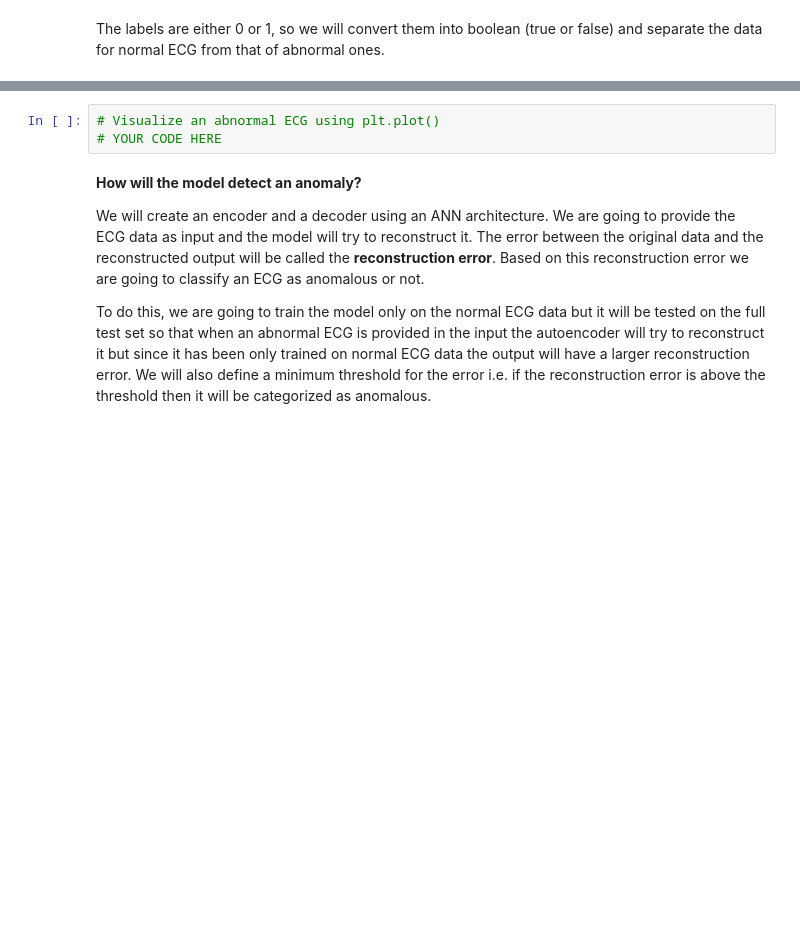
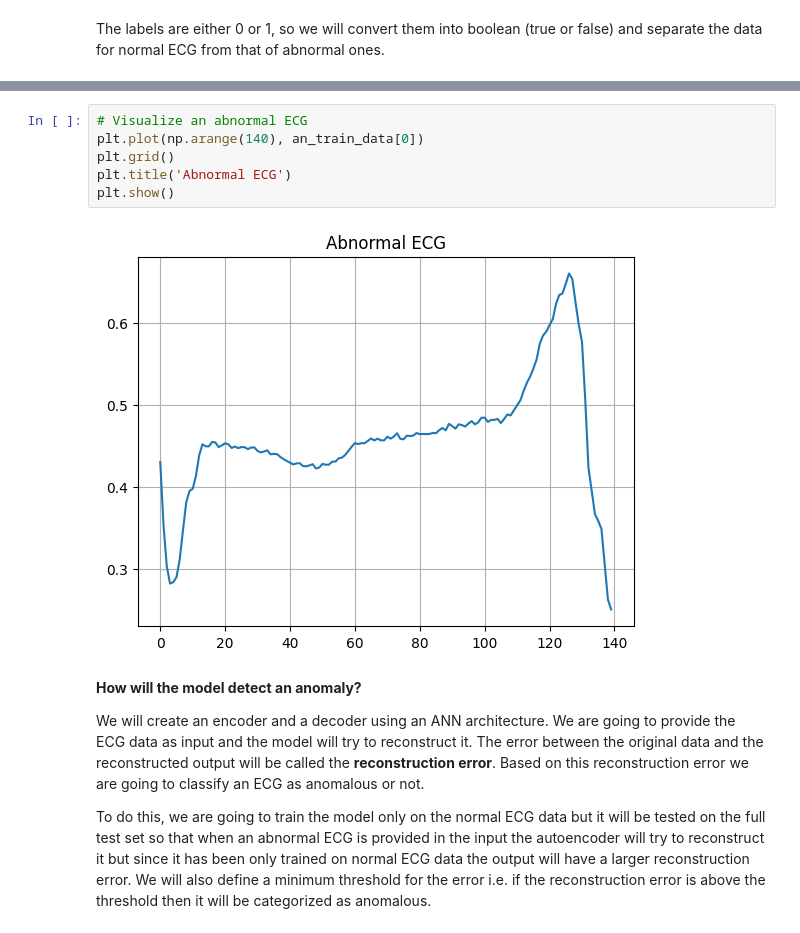
Before and after one commit to Shrutiba/iisc_cds, a Jupyter notebook: M3_AST_05_Autoencoders_A.ipynb, the cells around one changed output, grey strips where cells are left out. Saved outputs shown, nothing was run; the diff lists cells and outputs as text; blank space fills up the shorter version.

```diff
--- a/M3_AST_05_Autoencoders_A.ipynb
+++ b/M3_AST_05_Autoencoders_A.ipynb
@@ -625,6 +666,11 @@ The labels are either 0 or 1, so we will convert them into boolean (true or fals
 # %%
-# Visualize an abnormal ECG using plt.plot()
-# YOUR CODE HERE
+# Visualize an abnormal ECG
+plt.plot(np.arange(140), an_train_data[0])
+plt.grid()
+plt.title('Abnormal ECG')
+plt.show()
+# %% [output]
+[figure, added]
 # %% [markdown]
 **How will the model detect an anomaly?**
 
```
Also changed, not shown: parts of 13 cells of this notebook.
